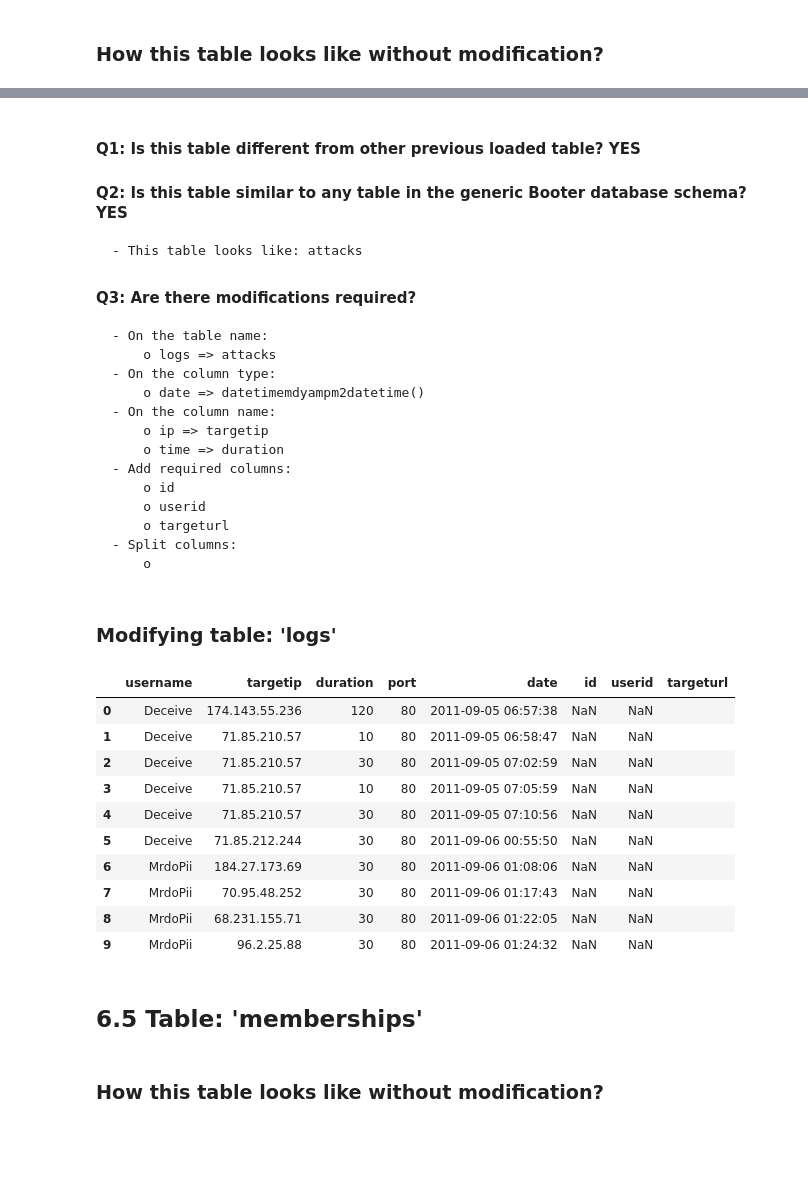
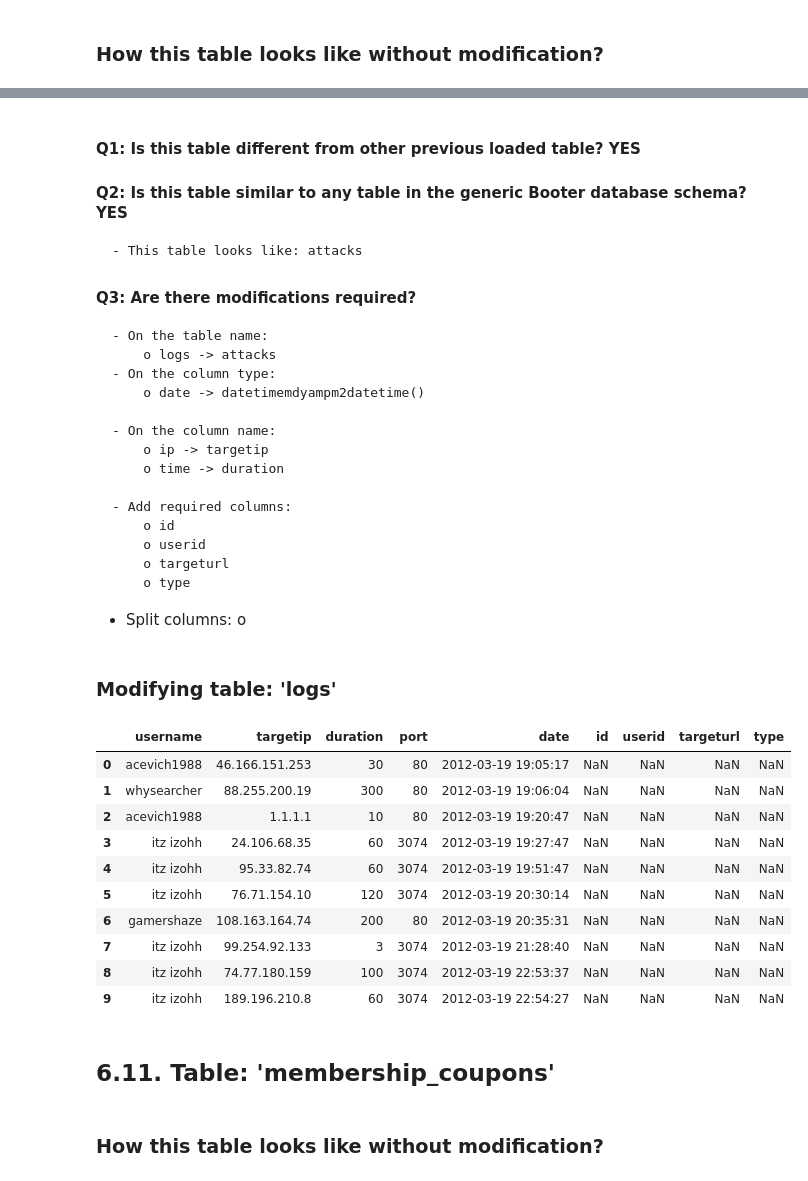
Before and after one commit to jjsantanna/booter_dbs_analyses, a Jupyter notebook: case_studies/xrhostbooter/analysis_xrhostbooter.ipynb, the cells around one changed output, grey strips where cells are left out. Drawn from its saved outputs; the diff is of its cells as text; code cells hidden in the pictures; blank space fills up the shorter version.

```diff
--- a/case_studies/xrhostbooter/analysis_xrhostbooter.ipynb
+++ b/case_studies/xrhostbooter/analysis_xrhostbooter.ipynb
@@ -111,19 +111,23 @@ Additional functions
 def read_inserted_table(dumpfile, target_table):
     sio = StringIO()
     fast_forward = True
+    already_header = False
     with open(dumpfile, 'rb') as f:
         for line in f:
             line = line.decode("utf-8").strip()
             line = re.sub("(?!(([^']*'){2})*[^']*$)\)", '',line) #Step0:remove any ")" from the content of columns
             if line.lower().startswith('insert') and target_table in line:
                 fast_forward = False
+                if already_header:
+                    continue
             if fast_forward:
                 continue
+
             data = re.findall('\([^\)]*\)', line) #Step1: get the content between parentesis (i.e., insert line)
             try:
                 newline = data[0].strip('()') #Step2:remove parenthesis
                 newline=newline.replace('`','') #Step3: remove ` (usually in table names)
-                newline=re.sub(r'(?!(([^\']*\'){2})*[^\']*$),', '', newline) #Step4: remove commas from the content of columns
+                newline=re.sub(r'(?!(([^\']*\'){2})*[^\']*$),','', newline) #Step4: remove commas from the content of columns
                 newline=newline.replace('\'','') #Step5: remove single quotes
                 newline=newline.replace(', ', ',') #Step6: remove single spaces after comma (i.e., in the beginning of a column)
                 sio.write(newline)
@@ -131,6 +135,7 @@ def read_inserted_table(dumpfile, target_table):
             except IndexError:
                 pass
             if line.endswith(';'):
-                break
+                fast_forward = True
+                already_header = True
     sio.seek(0)
     return sio
@@ -175,6 +200,3 @@ def datetimeampm2datetime(text):
 # %%
-def datetimemdyampm2datetime(text):
-    try:
-        return  pd.to_datetime(text,format='%m-%d-%Y %I:%M:%S %p')
-    except AttributeError:
-        return text
+def datetimemdyampm2datetime(series):
+    return  pd.to_datetime(series, format='%m-%d-%Y %I:%M:%S %p',errors='coerce')
@@ -390,53 +601,55 @@ pd.read_csv(read_inserted_table(dumpfile, tablename),
     - This table looks like: attacks
 #### Q3: Are there modifications required?
     - On the table name:
-        o logs => attacks
+        o logs -> attacks
     - On the column type:
-        o date => datetimemdyampm2datetime()
+        o date -> datetimemdyampm2datetime()
+
     - On the column name:
-        o ip => targetip
-        o time => duration
+        o ip -> targetip
+        o time -> duration
+
     - Add required columns:
         o id
         o userid
         o targeturl
-    - Split columns:
+        o type
+   - Split columns:
         o
 # %% [markdown]
 ### Modifying table: 'logs'
 # %%
-### Loading the column converting columns with predefined functions
-df_attacks = pd.read_csv(read_inserted_table(dumpfile, tablename),
-                                delimiter=",",
-                                error_bad_lines=False,
-                       converters = {'date':datetimemdyampm2datetime})
+# Loading the correct table name
+df_attacks = pd.read_csv(read_inserted_table(dumpfile, tablename),delimiter=",",error_bad_lines=False)
 
-###Changing names of columns
-df_attacks.rename(columns = {'ip': 'targetip',
-                                    'time': 'duration'},
-                         inplace=True)
+# Converting columns
+df_attacks['date']=datetimemdyampm2datetime(df_attacks['date'])
 
-###Creating empty columns (with "" [for future string] or np.nan [for future float])
-df_attacks['id'] = np.nan
-df_attacks['userid'] = np.nan
-df_attacks['targeturl'] = ""
+# Changing column names
+df_attacks.rename(inplace=True, columns={'ip':'targetip',
+                                        'time':'duration'})
+# Adding missing columns
+df_attacks['id']=np.nan
+df_attacks['userid']=np.nan
+df_attacks['targeturl']=np.nan
+df_attacks['type']=np.nan
 
-###Showing some lines after adapt the table
+# Showing some lines after adapt the table
 df_attacks.head(10)
 # %% [output]
-|  | username | targetip | duration | port | date | id | userid | targeturl |
-| 0 | Deceive | 174.143.55.236 | 120 | 80 | 2011-09-05 06:57:38 | NaN | NaN |  |
-| 1 | Deceive | 71.85.210.57 | 10 | 80 | 2011-09-05 06:58:47 | NaN | NaN |  |
-| 2 | Deceive | 71.85.210.57 | 30 | 80 | 2011-09-05 07:02:59 | NaN | NaN |  |
-| 3 | Deceive | 71.85.210.57 | 10 | 80 | 2011-09-05 07:05:59 | NaN | NaN |  |
-| 4 | Deceive | 71.85.210.57 | 30 | 80 | 2011-09-05 07:10:56 | NaN | NaN |  |
-| 5 | Deceive | 71.85.212.244 | 30 | 80 | 2011-09-06 00:55:50 | NaN | NaN |  |
-| 6 | MrdoPii | 184.27.173.69 | 30 | 80 | 2011-09-06 01:08:06 | NaN | NaN |  |
-| 7 | MrdoPii | 70.95.48.252 | 30 | 80 | 2011-09-06 01:17:43 | NaN | NaN |  |
-| 8 | MrdoPii | 68.231.155.71 | 30 | 80 | 2011-09-06 01:22:05 | NaN | NaN |  |
-| 9 | MrdoPii | 96.2.25.88 | 30 | 80 | 2011-09-06 01:24:32 | NaN | NaN |  |
+|  | username | targetip | duration | port | date | id | userid | targeturl | type |
+| 0 | acevich1988 | 46.166.151.253 | 30 | 80 | 2012-03-19 19:05:17 | NaN | NaN | NaN | NaN |
+| 1 | whysearcher | 88.255.200.19 | 300 | 80 | 2012-03-19 19:06:04 | NaN | NaN | NaN | NaN |
+| 2 | acevich1988 | 1.1.1.1 | 10 | 80 | 2012-03-19 19:20:47 | NaN | NaN | NaN | NaN |
+| 3 | itz izohh | 24.106.68.35 | 60 | 3074 | 2012-03-19 19:27:47 | NaN | NaN | NaN | NaN |
+| 4 | itz izohh | 95.33.82.74 | 60 | 3074 | 2012-03-19 19:51:47 | NaN | NaN | NaN | NaN |
+| 5 | itz izohh | 76.71.154.10 | 120 | 3074 | 2012-03-19 20:30:14 | NaN | NaN | NaN | NaN |
+| 6 | gamershaze | 108.163.164.74 | 200 | 80 | 2012-03-19 20:35:31 | NaN | NaN | NaN | NaN |
+| 7 | itz izohh | 99.254.92.133 | 3 | 3074 | 2012-03-19 21:28:40 | NaN | NaN | NaN | NaN |
+| 8 | itz izohh | 74.77.180.159 | 100 | 3074 | 2012-03-19 22:53:37 | NaN | NaN | NaN | NaN |
+| 9 | itz izohh | 189.196.210.8 | 60 | 3074 | 2012-03-19 22:54:27 | NaN | NaN | NaN | NaN |
 # %% [markdown]
-## 6.5 Table: 'memberships'
+## 6.11. Table: 'membership_coupons'
 # %% [markdown]
 ### How this table looks like without modification?
 # %%
```
Also changed, not shown: parts of 135 cells of this notebook, 5 other files.
